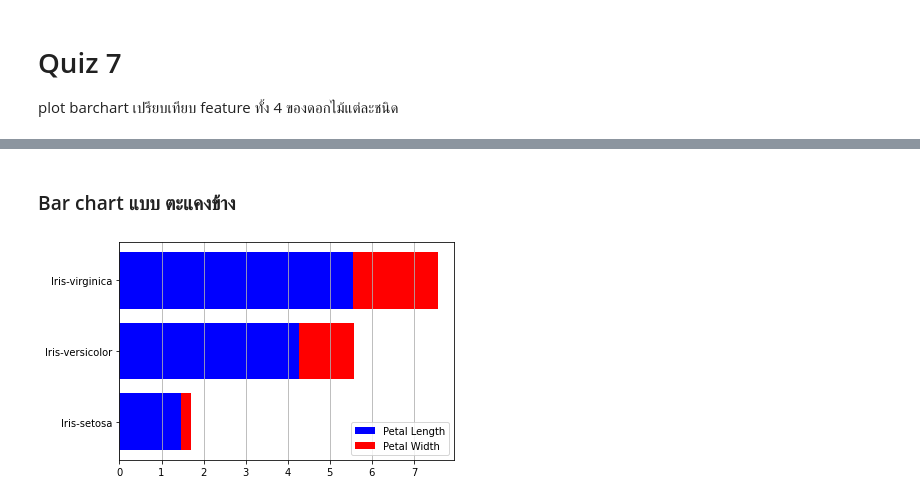
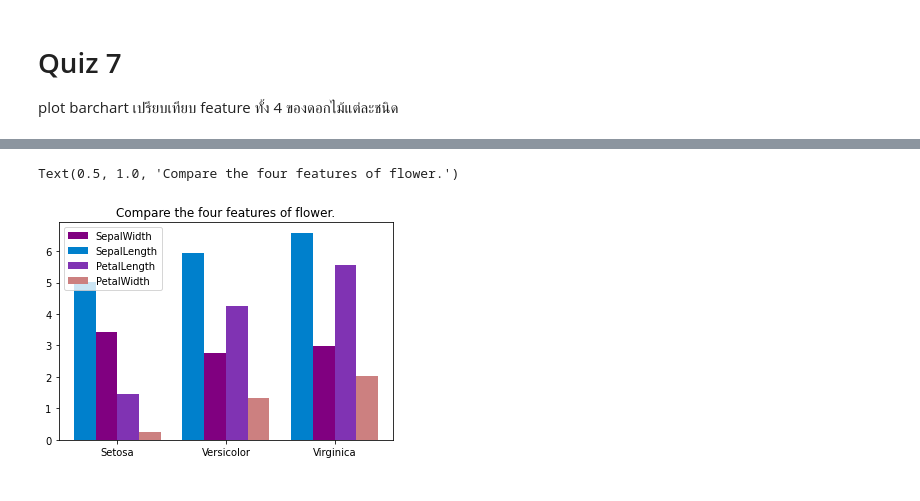
Before and after one commit to Ninkrn/BasicProg_Dataviz65, a Jupyter notebook: DataViz04_Data_Comparison.ipynb, the cells around one changed output, grey strips where cells are left out. Saved outputs shown, nothing was run; the diff lists cells and outputs as text; code cells hidden in the pictures.

```diff
--- a/DataViz04_Data_Comparison.ipynb
+++ b/DataViz04_Data_Comparison.ipynb
@@ -258,3 +281,6 @@ plt.legend();
 # %% [markdown]
 # Quiz 7
 plot barchart เปรียบเทียบ feature ทั้ง 4 ของดอกไม้แต่ละชนิด
+# %%
+sample_data = example_df.groupby('Name').mean()
+sampledata=sample_data.transpose()
@@ -282,10 +304,14 @@ plt.legend();
-# %% [markdown]
-### Bar chart แบบ ตะแคงข้าง
-# %%
-plt.barh([1,2,3],sample_data['PetalLength'],color='b',label='Petal Length')
-plt.barh([1,2,3],sample_data['PetalWidth'],left=sample_data['PetalLength'],color='r',label='Petal Width')
-plt.yticks([1,2,3], sample_data.reset_index()['Name'])
-plt.grid(True,axis='x')
-plt.legend();
-# %% [output]
-[figure, removed]
+# %%
+width = 0.2
+
+plt.bar([0.9, 1.9, 2.9],[sampledata['Iris-setosa'][1],sampledata['Iris-versicolor'][1],sampledata['Iris-virginica'][1]],width,color=[0.5,0,0.5],label='SepalWidth')
+plt.bar([0.9-width, 1.9-width, 2.9-width],[sampledata['Iris-setosa'][0],sampledata['Iris-versicolor'][0],sampledata['Iris-virginica'][0]],width,color=[0,0.5,0.8],label='SepalLength')
+plt.bar([1.1, 2.1, 3.1],[sampledata['Iris-setosa'][2],sampledata['Iris-versicolor'][2],sampledata['Iris-virginica'][2]],width,color=[0.5,0.2,0.7],label='PetalLength')
+plt.bar([1.1+width, 2.1+width, 3.1+width],[sampledata['Iris-setosa'][3],sampledata['Iris-versicolor'][3],sampledata['Iris-virginica'][3]],width,color=[0.8,0.5,0.5],label='PetalWidth')
+
+plt.xticks([1,2,3], ['Setosa','Versicolor','Virginica'])
+plt.legend();
+plt.title('Compare the four features of flower.')
+# %% [output]
+Text(0.5, 1.0, 'Compare the four features of flower.')
+[figure, added]
```
Also changed, not shown: parts of 6 cells of this notebook.
